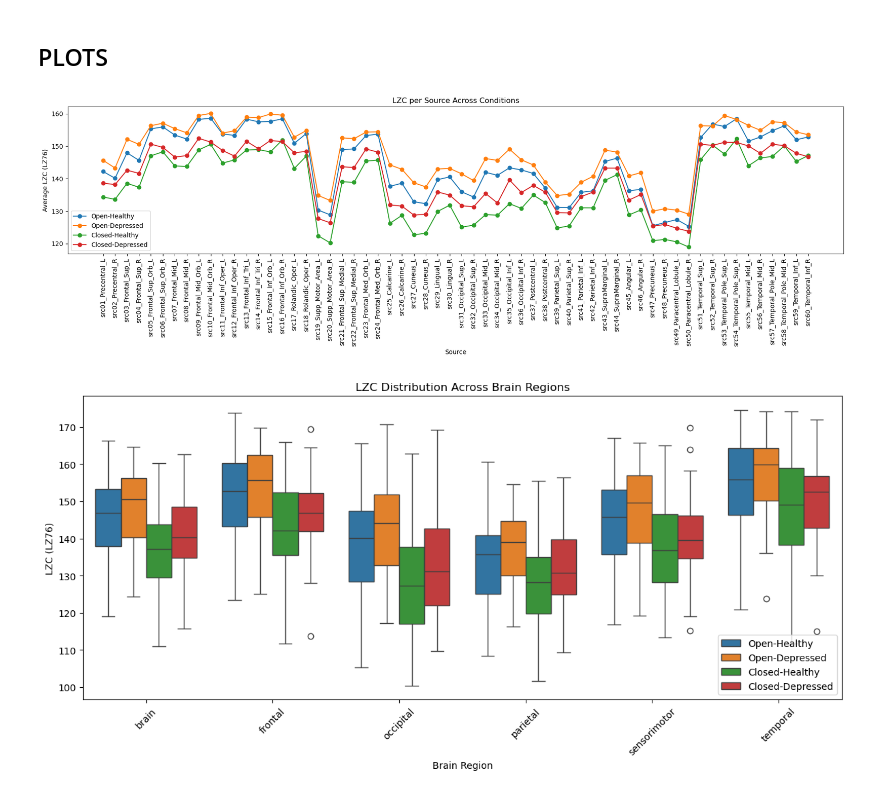
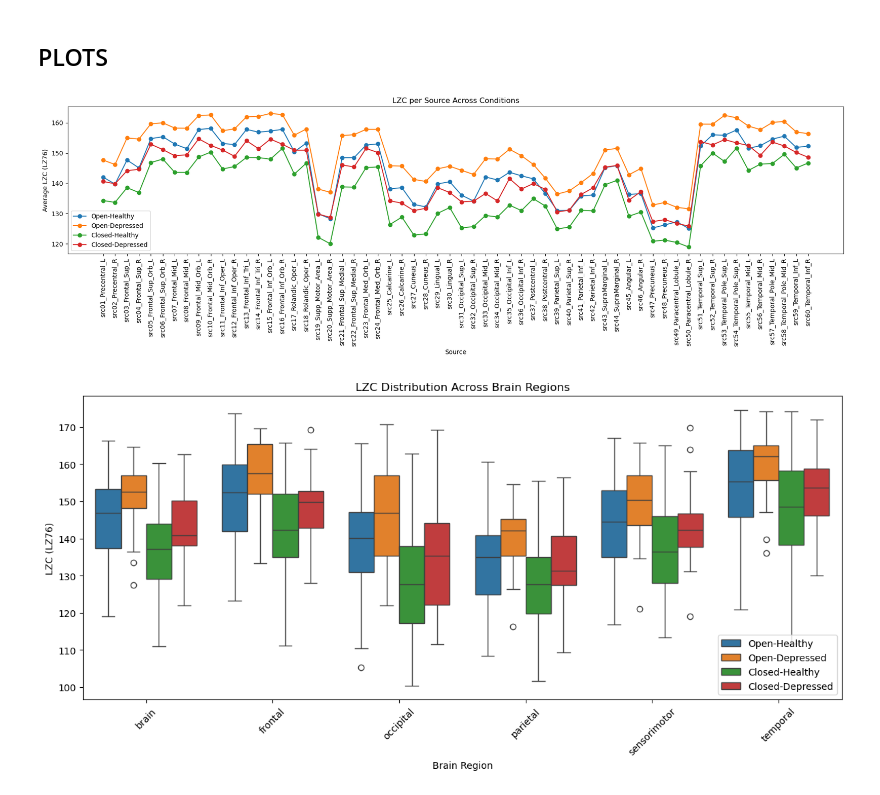
Before and after one commit to ldubravica/MScResearchProject, a Jupyter notebook: analyse_lzc.ipynb, the cells around one changed output. Cells and saved outputs as stored; diff of their text form; code cells hidden in the pictures.

```diff
--- a/analyse_lzc.ipynb
+++ b/analyse_lzc.ipynb
@@ -214,13 +224,11 @@ er_values = {
 with open('er_values.pkl', 'wb') as f:
     pickle.dump(er_values, f)
 # %%
-# Load the results from the file
+# Load the results from pickle file
 lz76_values = None
 with open('lz76_values.pkl', 'rb') as f:
     lz76_values = pickle.load(f)
 
-# Unpack the results
-lz76_open_healthy = lz76_values['lz76_open_healthy']
-lz76_open_depressed = lz76_values['lz76_open_depressed']
-lz76_closed_healthy = lz76_values['lz76_closed_healthy']
-lz76_closed_depressed = lz76_values['lz76_closed_depressed']
+er_values = None
+with open('er_values.pkl', 'rb') as f:
+    er_values = pickle.load(f)
@@ -385,15 +416,17 @@ for eyes in ['open', 'closed']:
 source_indices = np.arange(1, 61)
 plt.figure(figsize=(18, 6))
 
-for eyes in lzc_df['eyes'].unique():
-    for depressed in lzc_df['depressed'].unique():
+for eyes in ['open', 'closed']:
+    for depressed in df['depressed'].unique():
         mask = (
-            (lzc_df['eyes'] == eyes) &
-            (lzc_df['depressed'] == depressed) &
-            (lzc_df['id'] == 'average') &
-            (lzc_df['area'].str.startswith('src'))
+            (df['eyes'] == eyes) &
+            (df['depressed'] == depressed) &
+            (df['area'].str.startswith('src'))
         )
-        vals = lzc_df.loc[mask, 'lz76'].values
+        area_vals = df.loc[mask, ['area', 'lz76']].groupby('area')['lz76'].mean()
+        # Ensure order matches source_indices/source_names
+        vals = [area_vals.get(f'src{idx+1:02d}_{source_names[idx]}', np.nan) for idx in range(60)]
+        vals = np.array(vals)
         label = f'{eyes.capitalize()}-{"Depressed" if depressed == 1 else "Healthy"}'
         plt.plot(source_indices, vals, marker='o', label=label)
 
@@ -405,27 +438,31 @@ plt.legend()
 plt.tight_layout()
 plt.show()
 # %% [output]
-[figure, old version]
+[figure, new version]
 # %%
-# Plotting CSER distribution across brain regions
-mask = (lzc_df['id'] != 'average') & (~lzc_df['area'].str.startswith('src'))
-df_subset = lzc_df.loc[mask, ['area', 'lz76', 'eyes', 'depressed']].copy()
+# Plotting LZC distribution across brain regions
+mask = (df['id'] != 'average') & (~df['area'].str.startswith('src'))
+df_subset = df.loc[mask, ['area', 'lz76', 'eyes', 'depressed']].copy()
 df_subset['eyes'] = df_subset['eyes'].str.capitalize()
 df_subset['depressed'] = df_subset['depressed'].map({0: 'Healthy', 1: 'Depressed'})
 df_subset['condition'] = df_subset['eyes'] + '-' + df_subset['depressed']
+
+df_subset['condition'] = pd.Categorical(df_subset['condition'],
+                                        categories=['Open-Healthy', 'Open-Depressed', 'Closed-Healthy', 'Closed-Depressed'],
+                                        ordered=True)
 
 plt.figure(figsize=(12, 6))
 sns.boxplot(data=df_subset, x='area', y='lz76', hue='condition')
 
 plt.xlabel('Brain Region')
 plt.ylabel('LZC (LZ76)')
 plt.title('LZC Distribution Across Brain Regions')
 plt.xticks(rotation=45)
 plt.legend(loc='lower right')
 plt.tight_layout()
 plt.show()
 # %% [output]
-[figure, old version]
+[figure, new version]
 # %%
 def barplot_significance(eyes, var):
     plt.figure(figsize=(12, 6))
```
Also changed, not shown: parts of 21 cells of this notebook, 9 other files.
